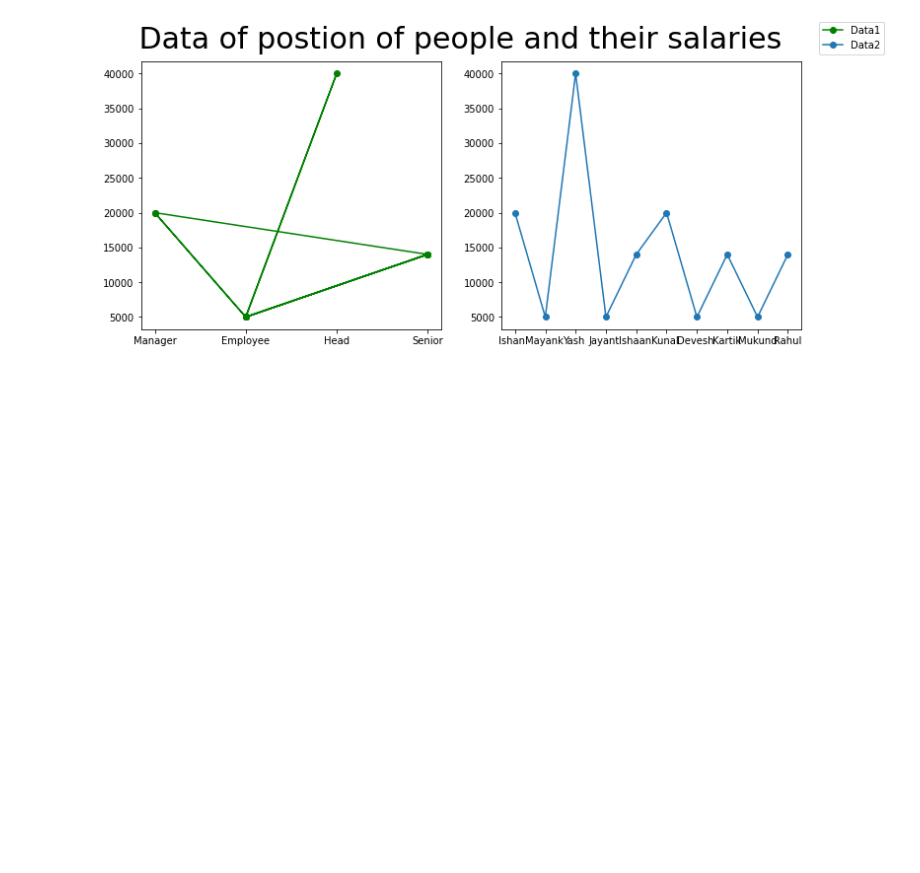
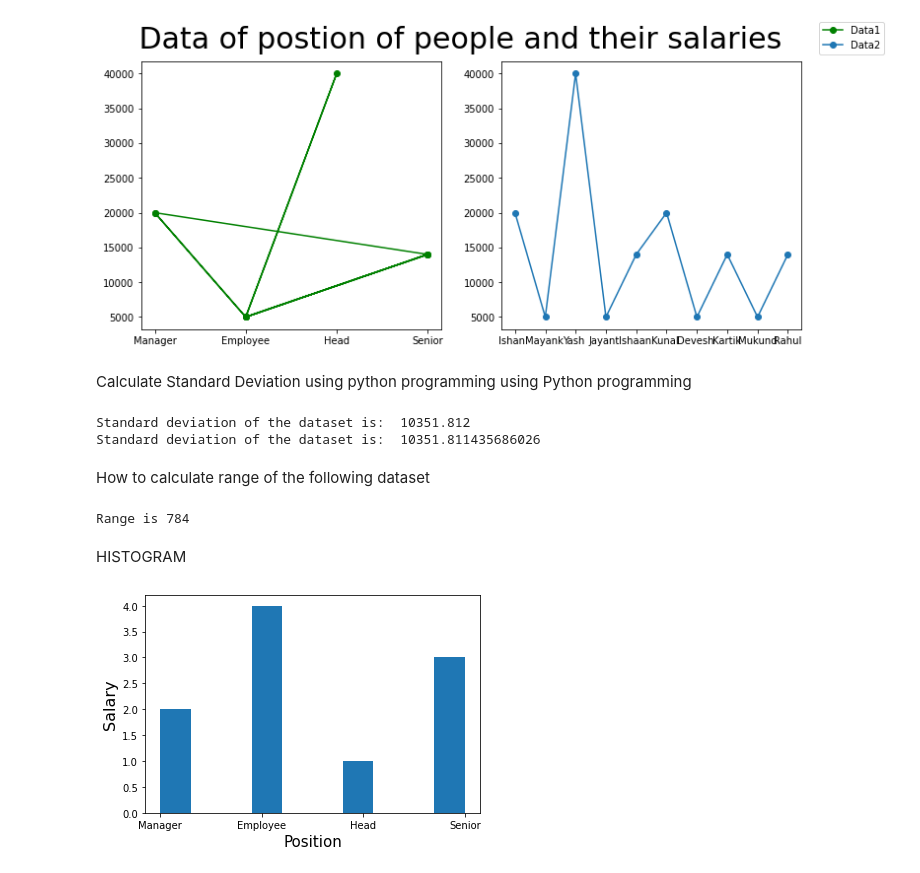
Before and after one commit to whythoSanskar/mlprojects, a Jupyter notebook: Internship.ipynb, the cells around one changed output. Cells and saved outputs as stored; diff of their text form; code cells hidden in the pictures; blank space fills up the shorter version.

```diff
--- a/Internship.ipynb
+++ b/Internship.ipynb
@@ -150,3 +150,37 @@ plt.subplots_adjust(right=0.9)
 plt.show()
 # %% [output]
 [figure]
+# %% [markdown]
+Calculate Standard Deviation using python programming using Python programming
+# %%
+df
+
+arr = df['Salary'].to_numpy()
+print('Standard deviation of the dataset is: ', np.std(arr, dtype= np.float32))
+print('Standard deviation of the dataset is: ', np.std(arr, dtype = np.float64))
+# %% [output]
+Standard deviation of the dataset is:  10351.812
+Standard deviation of the dataset is:  10351.811435686026
+# %% [markdown]
+How to calculate range of the following dataset
+# %%
+set = {7,89,42,5,67,89,456,789, 56}
+print("Range is", max(set) - min(set))
+# %% [output]
+Range is 784
+# %% [markdown]
+HISTOGRAM
+# %%
+import numpy as np
+import pandas as pd
+import matplotlib.pyplot as plt
+
+f = df['Salary']
+g = df['Position']
+hist = plt.xlabel('Position', fontsize = 15)
+hist = plt.ylabel('Salary', fontsize = 16)
+plt.hist(g)
+
+plt.show()
+# %% [output]
+[figure, added]
```
Also changed, not shown: parts of 4 cells of this notebook.
